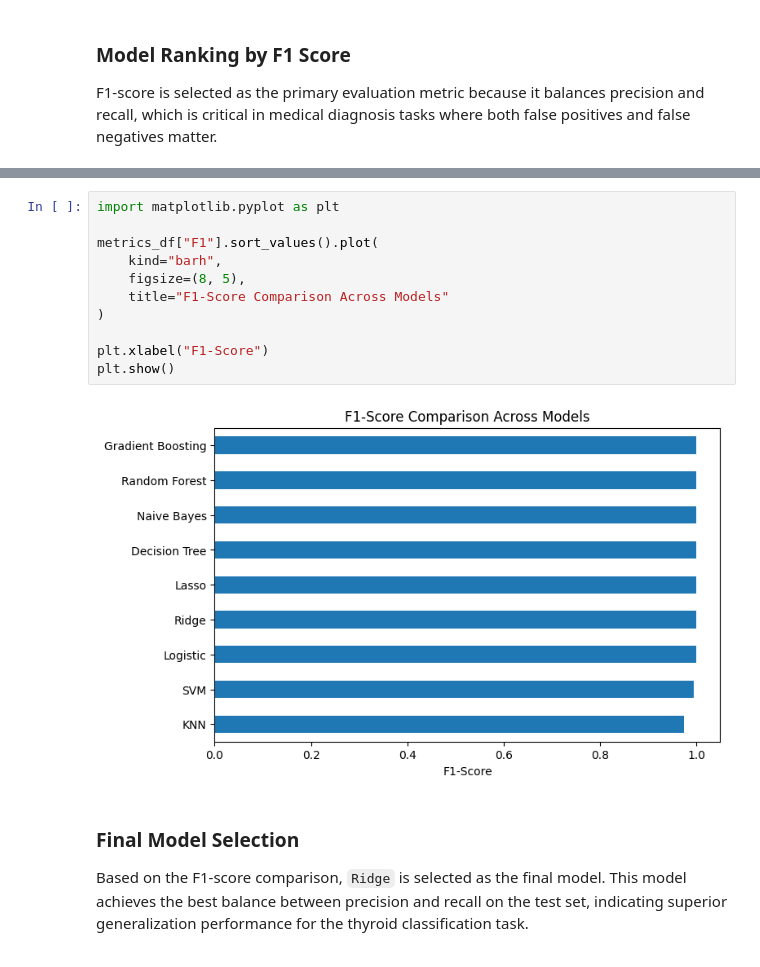
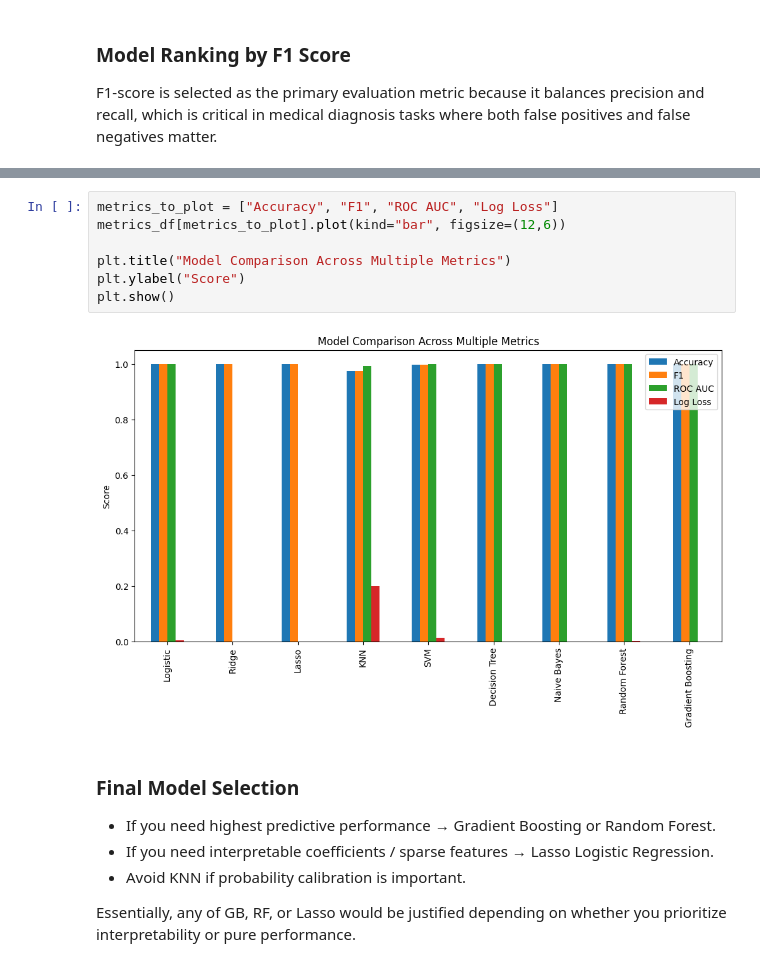
Before and after one commit to Ahmed900Wael/thyroid_disease_machine_learning, a Jupyter notebook: ml-model.ipynb, the cells around one changed output, grey strips where cells are left out. Cells and saved outputs as stored; diff of their text form.

```diff
--- a/ml-model.ipynb
+++ b/ml-model.ipynb
@@ -264,19 +296,17 @@ This visualization highlights relative performance differences more clearly than
-# %%
-import matplotlib.pyplot as plt
-
-metrics_df["F1"].sort_values().plot(
-    kind="barh",
-    figsize=(8, 5),
-    title="F1-Score Comparison Across Models"
-)
-
-plt.xlabel("F1-Score")
-plt.show()
-# %% [output]
-[figure, removed]
+# %%
+metrics_to_plot = ["Accuracy", "F1", "ROC AUC", "Log Loss"]
+metrics_df[metrics_to_plot].plot(kind="bar", figsize=(12,6))
+
+plt.title("Model Comparison Across Multiple Metrics")
+plt.ylabel("Score")
+plt.show()
+# %% [output]
+[figure, added]
 # %% [markdown]
 ### Final Model Selection
 
-Based on the F1-score comparison, `Ridge` is selected as the final model.
-This model achieves the best balance between precision and recall on the test set,
-indicating superior generalization performance for the thyroid classification task.
+- If you need highest predictive performance → Gradient Boosting or Random Forest.
+- If you need interpretable coefficients / sparse features → Lasso Logistic Regression.
+- Avoid KNN if probability calibration is important.
+
+Essentially, any of GB, RF, or Lasso would be justified depending on whether you prioritize interpretability or pure performance.
```
Also changed, not shown: parts of 12 cells of this notebook, 2 other files.
